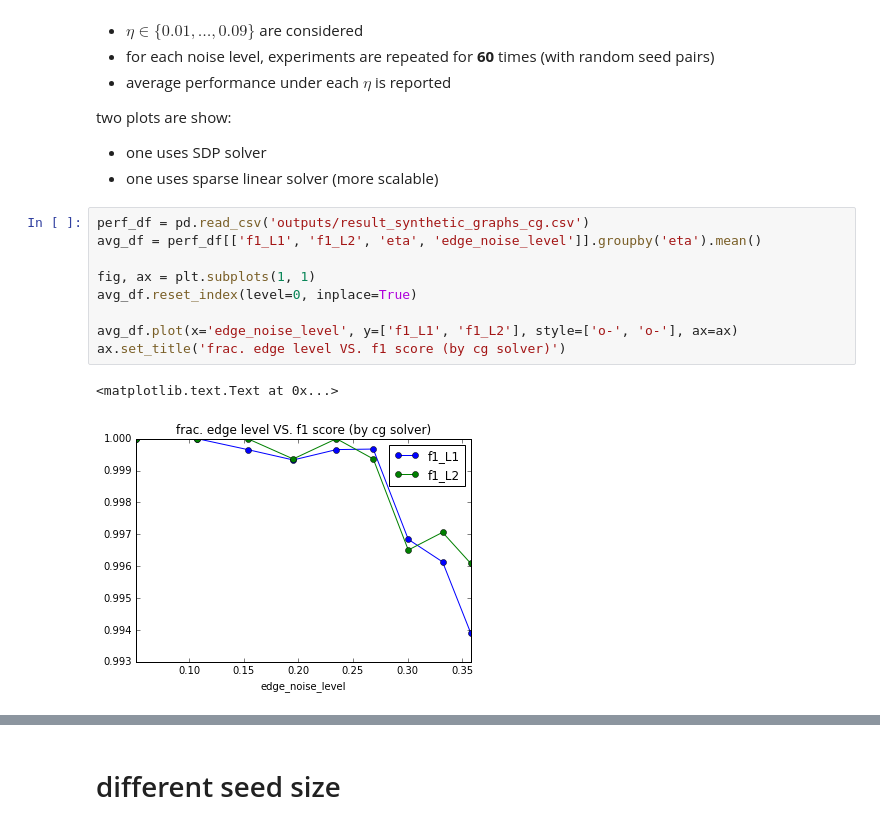
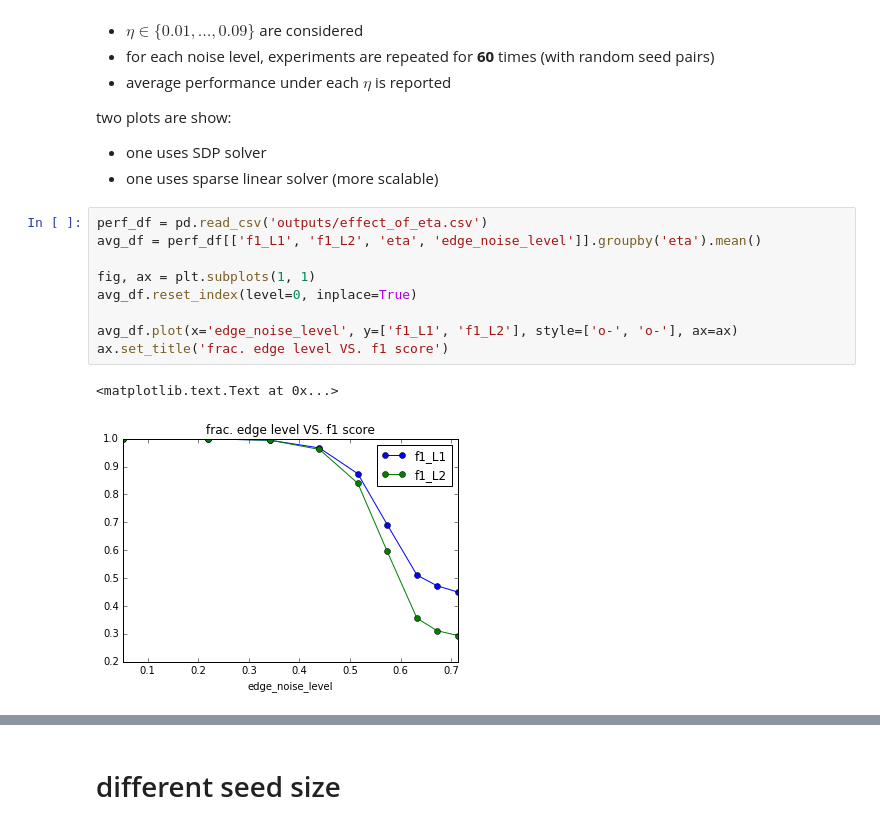
Before and after one commit to xiaohan2012/signed-local-community, a Jupyter notebook: experiment_on_synthetic_graphs.ipynb, the cells around one changed output, grey strips where cells are left out. Saved outputs shown, nothing was run; the diff lists cells and outputs as text.

```diff
--- a/experiment_on_synthetic_graphs.ipynb
+++ b/experiment_on_synthetic_graphs.ipynb
@@ -197,14 +197,14 @@ two plots are show:
 - one uses SDP solver
 - one uses sparse linear solver (more scalable)
 # %%
-perf_df = pd.read_csv('outputs/result_synthetic_graphs_cg.csv')
+perf_df = pd.read_csv('outputs/effect_of_eta.csv')
 avg_df = perf_df[['f1_L1', 'f1_L2', 'eta', 'edge_noise_level']].groupby('eta').mean()
 
 fig, ax = plt.subplots(1, 1)
 avg_df.reset_index(level=0, inplace=True)
 
 avg_df.plot(x='edge_noise_level', y=['f1_L1', 'f1_L2'], style=['o-', 'o-'], ax=ax)
-ax.set_title('frac. edge level VS. f1 score (by cg solver)')
+ax.set_title('frac. edge level VS. f1 score')
 # %% [output]
 <matplotlib.text.Text at 0x...>
-[figure, old version]
+[figure, new version]
```
Also changed, not shown: parts of 8 cells of this notebook, 2 other files.
